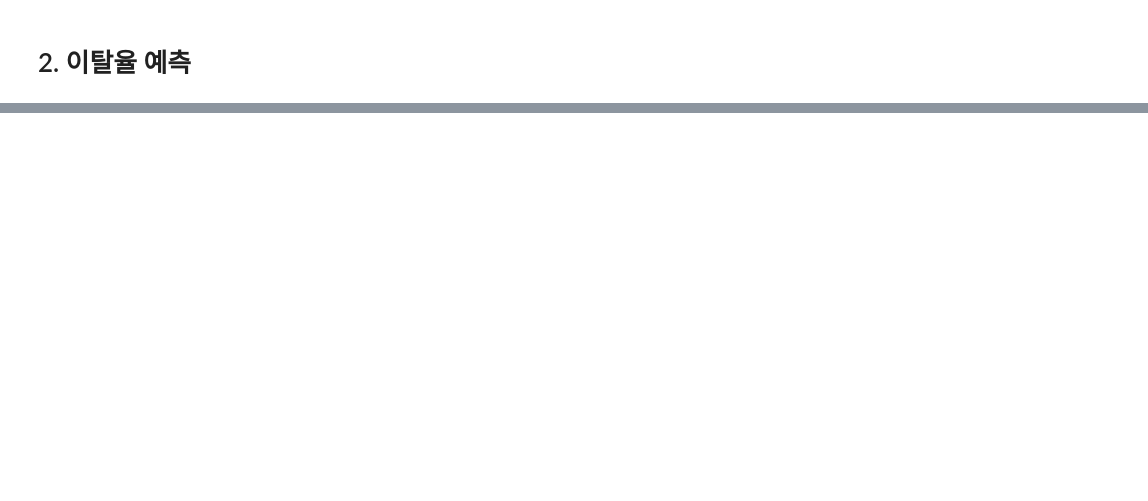
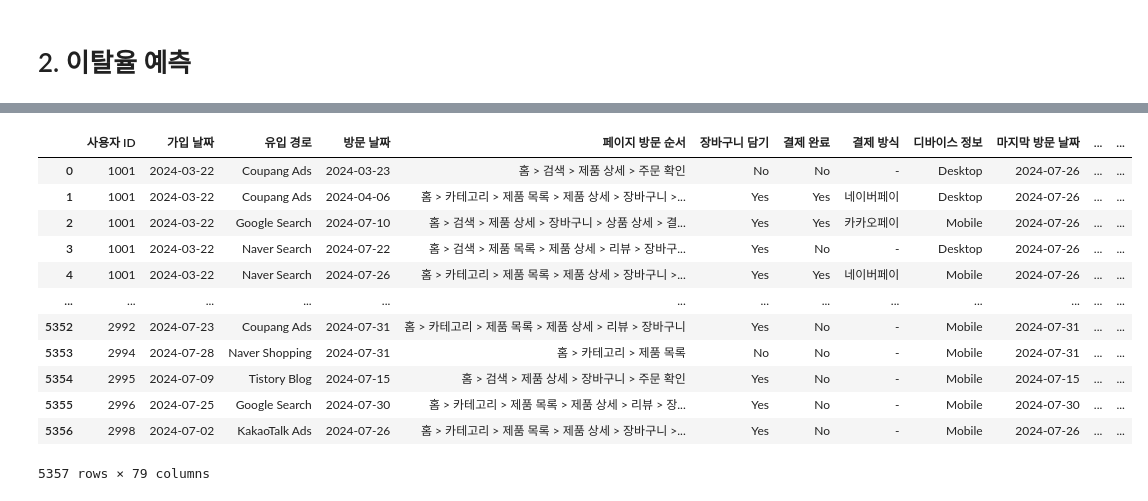
Before and after one commit to keep-asdf/Marketing-Data-Science, a Jupyter notebook: Growth/Analysis.ipynb, the cells around one changed output, grey strips where cells are left out. Drawn from its saved outputs; the diff is of its cells as text; code cells hidden in the pictures; blank space fills up the shorter version.

```diff
--- a/Growth/Analysis.ipynb
+++ b/Growth/Analysis.ipynb
@@ -143,0 +417,29 @@ Length: 1492, dtype: float64
+# %%
+# 먼저 페이지 방문 순서를 분리한 후 각 페이지의 방문 횟수를 계산합니다.
+from sklearn.preprocessing import MultiLabelBinarizer
+
+# 페이지 방문 순서를 분리
+data_with_word2vec['페이지 리스트'] = data_with_word2vec['페이지 방문 순서'].apply(lambda x: x.split(' > '))
+
+# MultiLabelBinarizer를 사용하여 페이지 방문 횟수를 계산
+mlb = MultiLabelBinarizer()
+page_counts = pd.DataFrame(mlb.fit_transform(data_with_word2vec['페이지 리스트']), columns=mlb.classes_)
+
+# 페이지 방문 횟수를 원본 데이터와 결합
+data_eng_final = pd.concat([data_with_word2vec, page_counts], axis=1)
+# %%
+data_eng_final
+# %% [output]
+|  | 사용자 ID | 가입 날짜 | 유입 경로 | 방문 날짜 | 페이지 방문 순서 | 장바구니 담기 | 결제 완료 | 결제 방식 | 디바이스 정보 | 마지막 방문 날짜 | ... | ... |
+| 0 | 1001 | 2024-03-22 | Coupang Ads | 2024-03-23 | 홈 > 검색 > 제품 상세 > 주문 확인 | No | No | - | Desktop | 2024-07-26 | ... | ... |
+| 1 | 1001 | 2024-03-22 | Coupang Ads | 2024-04-06 | 홈 > 카테고리 > 제품 목록 > 제품 상세 > 장바구니 >... | Yes | Yes | 네이버페이 | Desktop | 2024-07-26 | ... | ... |
+| 2 | 1001 | 2024-03-22 | Google Search | 2024-07-10 | 홈 > 검색 > 제품 상세 > 장바구니 > 상품 상세 > 결... | Yes | Yes | 카카오페이 | Mobile | 2024-07-26 | ... | ... |
+| 3 | 1001 | 2024-03-22 | Naver Search | 2024-07-22 | 홈 > 검색 > 제품 목록 > 제품 상세 > 리뷰 > 장바구... | Yes | No | - | Desktop | 2024-07-26 | ... | ... |
+| 4 | 1001 | 2024-03-22 | Naver Search | 2024-07-26 | 홈 > 카테고리 > 제품 목록 > 제품 상세 > 장바구니 >... | Yes | Yes | 네이버페이 | Mobile | 2024-07-26 | ... | ... |
+| ... | ... | ... | ... | ... | ... | ... | ... | ... | ... | ... | ... | ... |
+| 5352 | 2992 | 2024-07-23 | Coupang Ads | 2024-07-31 | 홈 > 카테고리 > 제품 목록 > 제품 상세 > 리뷰 > 장바구니 | Yes | No | - | Mobile | 2024-07-31 | ... | ... |
+| 5353 | 2994 | 2024-07-28 | Naver Shopping | 2024-07-31 | 홈 > 카테고리 > 제품 목록 | No | No | - | Mobile | 2024-07-31 | ... | ... |
+| 5354 | 2995 | 2024-07-09 | Tistory Blog | 2024-07-15 | 홈 > 검색 > 제품 상세 > 장바구니 > 주문 확인 | Yes | No | - | Mobile | 2024-07-15 | ... | ... |
+| 5355 | 2996 | 2024-07-25 | Google Search | 2024-07-30 | 홈 > 카테고리 > 제품 목록 > 제품 상세 > 리뷰 > 장... | Yes | No | - | Mobile | 2024-07-30 | ... | ... |
+| 5356 | 2998 | 2024-07-02 | KakaoTalk Ads | 2024-07-26 | 홈 > 카테고리 > 제품 목록 > 제품 상세 > 장바구니 >... | Yes | No | - | Mobile | 2024-07-26 | ... | ... |
+5357 rows × 79 columns
```
Also changed, not shown: parts of 39 cells of this notebook.
